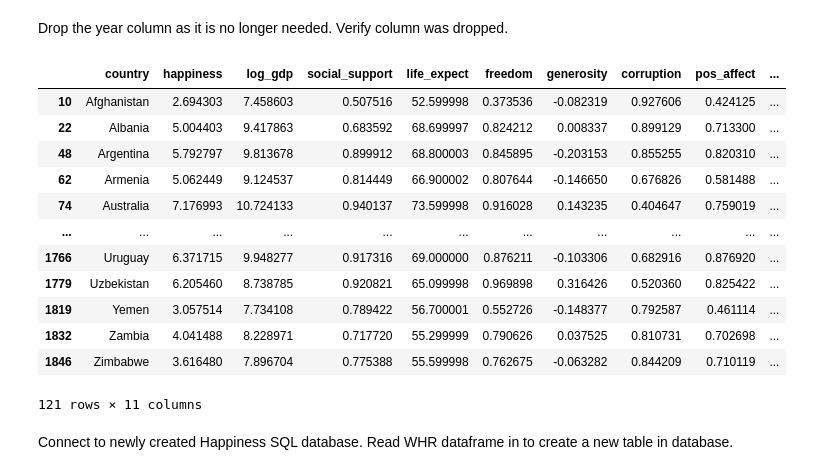
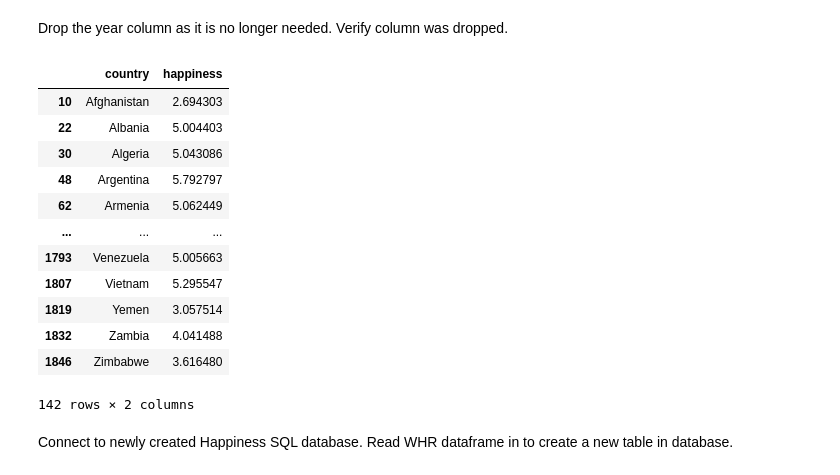
Before and after one commit to spauldingj2/NationalValues_Happiness, a Jupyter notebook: happiness_project.ipynb, the cells around one changed output. Saved outputs shown, nothing was run; the diff lists cells and outputs as text; code cells hidden in the pictures.

```diff
--- a/happiness_project.ipynb
+++ b/happiness_project.ipynb
@@ -200,7 +203,6 @@ Select columns of interest for analysis.
 Print columns to ensure all are present and appear as expected.
 # %%
 whr = pd.read_csv('WHR20_Data.csv')
-whr1 = whr[['country', 'year', 'happiness', 'log_gdp', 'social_support', 'life_expect', 'freedom', 'generosity', 'corruption',
-'pos_affect', 'neg_affect', 'national_gov']]
+whr1 = whr[['country', 'year', 'happiness']]
 print(whr1.head())
 # %% [output]
@@ -261,22 +227,22 @@ dtype: int64
 Drop the year column as it is no longer needed.
 Verify column was dropped.
 # %%
-whr2 = whr1_2.drop('year', axis=1)
+whr2 = whr1_1.drop('year', axis=1)
 whr2
 # %% [output]
-|  | country | happiness | log_gdp | social_support | life_expect | freedom | generosity | corruption | pos_affect | ... |
-| 10 | Afghanistan | 2.694303 | 7.458603 | 0.507516 | 52.599998 | 0.373536 | -0.082319 | 0.927606 | 0.424125 | ... |
-| 22 | Albania | 5.004403 | 9.417863 | 0.683592 | 68.699997 | 0.824212 | 0.008337 | 0.899129 | 0.713300 | ... |
-| 48 | Argentina | 5.792797 | 9.813678 | 0.899912 | 68.800003 | 0.845895 | -0.203153 | 0.855255 | 0.820310 | ... |
-| 62 | Armenia | 5.062449 | 9.124537 | 0.814449 | 66.900002 | 0.807644 | -0.146650 | 0.676826 | 0.581488 | ... |
-| 74 | Australia | 7.176993 | 10.724133 | 0.940137 | 73.599998 | 0.916028 | 0.143235 | 0.404647 | 0.759019 | ... |
-| ... | ... | ... | ... | ... | ... | ... | ... | ... | ... | ... |
-| 1766 | Uruguay | 6.371715 | 9.948277 | 0.917316 | 69.000000 | 0.876211 | -0.103306 | 0.682916 | 0.876920 | ... |
-| 1779 | Uzbekistan | 6.205460 | 8.738785 | 0.920821 | 65.099998 | 0.969898 | 0.316426 | 0.520360 | 0.825422 | ... |
-| 1819 | Yemen | 3.057514 | 7.734108 | 0.789422 | 56.700001 | 0.552726 | -0.148377 | 0.792587 | 0.461114 | ... |
-| 1832 | Zambia | 4.041488 | 8.228971 | 0.717720 | 55.299999 | 0.790626 | 0.037525 | 0.810731 | 0.702698 | ... |
-| 1846 | Zimbabwe | 3.616480 | 7.896704 | 0.775388 | 55.599998 | 0.762675 | -0.063282 | 0.844209 | 0.710119 | ... |
+|  | country | happiness |
+| 10 | Afghanistan | 2.694303 |
+| 22 | Albania | 5.004403 |
+| 30 | Algeria | 5.043086 |
+| 48 | Argentina | 5.792797 |
+| 62 | Armenia | 5.062449 |
+| ... | ... | ... |
+| 1793 | Venezuela | 5.005663 |
+| 1807 | Vietnam | 5.295547 |
+| 1819 | Yemen | 3.057514 |
+| 1832 | Zambia | 4.041488 |
+| 1846 | Zimbabwe | 3.616480 |
-121 rows × 11 columns
+142 rows × 2 columns
 # %% [markdown]
 Connect to newly created Happiness SQL database.
 Read WHR dataframe in to create a new table in database.
```
Also changed, not shown: parts of 29 cells of this notebook.
